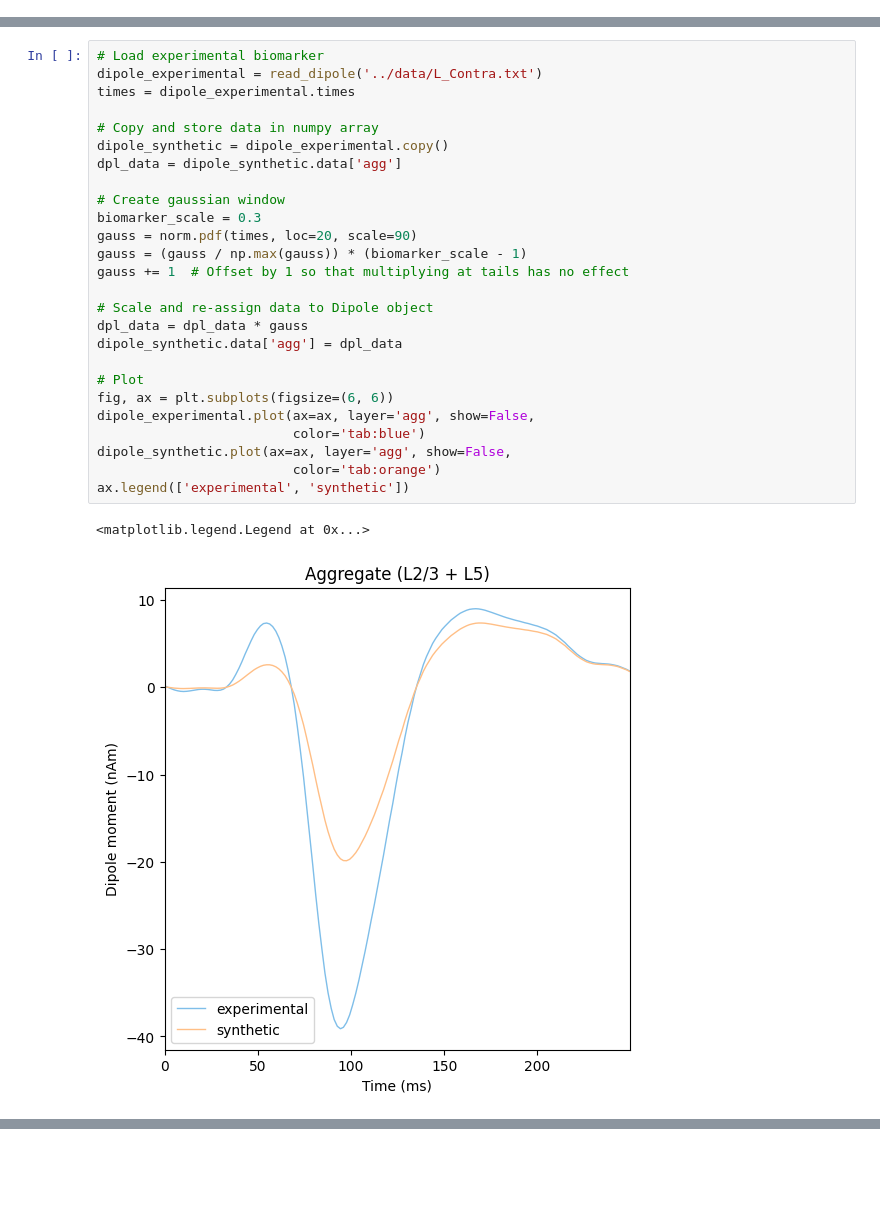
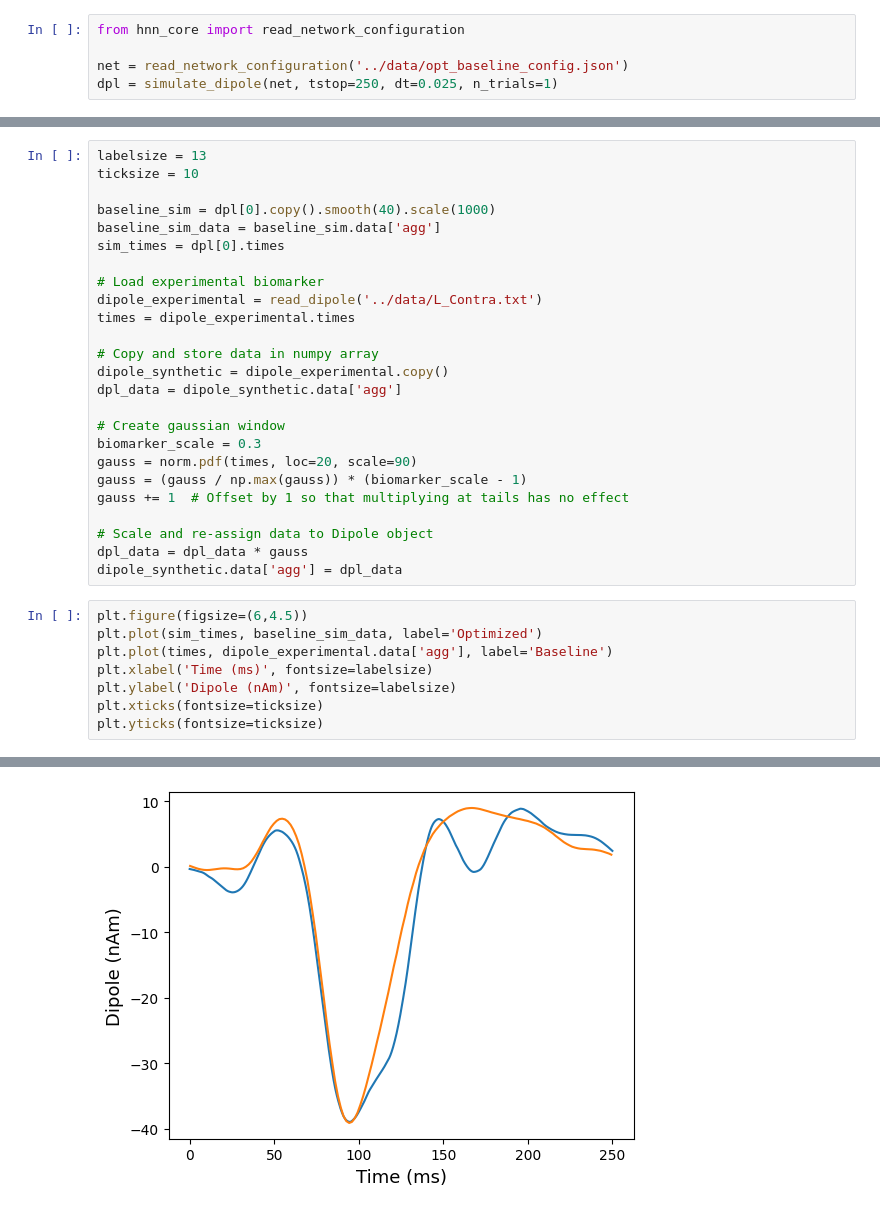
Before and after one commit to ntolley/hnn_jove, a Jupyter notebook: notebooks/synthetic_aep_biomarker.ipynb, the cells around one changed output, grey strips where cells are left out. Cells and saved outputs as stored; diff of their text form; blank space fills up the shorter version.

```diff
--- a/notebooks/synthetic_aep_biomarker.ipynb
+++ b/notebooks/synthetic_aep_biomarker.ipynb
@@ -11,0 +16,5 @@ from scipy.stats import norm
+# %%
+from hnn_core import read_network_configuration
+
+net = read_network_configuration('../data/opt_baseline_config.json')
+dpl = simulate_dipole(net, tstop=250, dt=0.025, n_trials=1)
@@ -12,4 +39,11 @@ from scipy.stats import norm
 # %%
+labelsize = 13
+ticksize = 10
+
+baseline_sim = dpl[0].copy().smooth(40).scale(1000)
+baseline_sim_data = baseline_sim.data['agg']
+sim_times = dpl[0].times
+
 # Load experimental biomarker
 dipole_experimental = read_dipole('../data/L_Contra.txt')
 times = dipole_experimental.times
@@ -27,14 +61,12 @@ gauss += 1  # Offset by 1 so that multiplying at tails has no effect
 # Scale and re-assign data to Dipole object
 dpl_data = dpl_data * gauss
 dipole_synthetic.data['agg'] = dpl_data
-
-# Plot
-fig, ax = plt.subplots(figsize=(6, 6))
-dipole_experimental.plot(ax=ax, layer='agg', show=False,
-                         color='tab:blue')
-dipole_synthetic.plot(ax=ax, layer='agg', show=False,
-                         color='tab:orange')
-ax.legend(['experimental', 'synthetic'])
-# %% [output]
-<matplotlib.legend.Legend at 0x...>
-[figure, removed]
+# %%
+plt.figure(figsize=(6,4.5))
+plt.plot(sim_times, baseline_sim_data, label='Optimized')
+plt.plot(times, dipole_experimental.data['agg'], label='Baseline')
+plt.xlabel('Time (ms)', fontsize=labelsize)
+plt.ylabel('Dipole (nAm)', fontsize=labelsize)
+plt.xticks(fontsize=ticksize)
+plt.yticks(fontsize=ticksize)
+# %% [output]
@@ -41,2 +82,3 @@ ax.legend(['experimental', 'synthetic'])
+[figure, added]
 # %%
 dipole_synthetic.write('../data/post-treatment_erp.txt')
```
Also changed, not shown: parts of 8 cells of this notebook, 4 other files.
